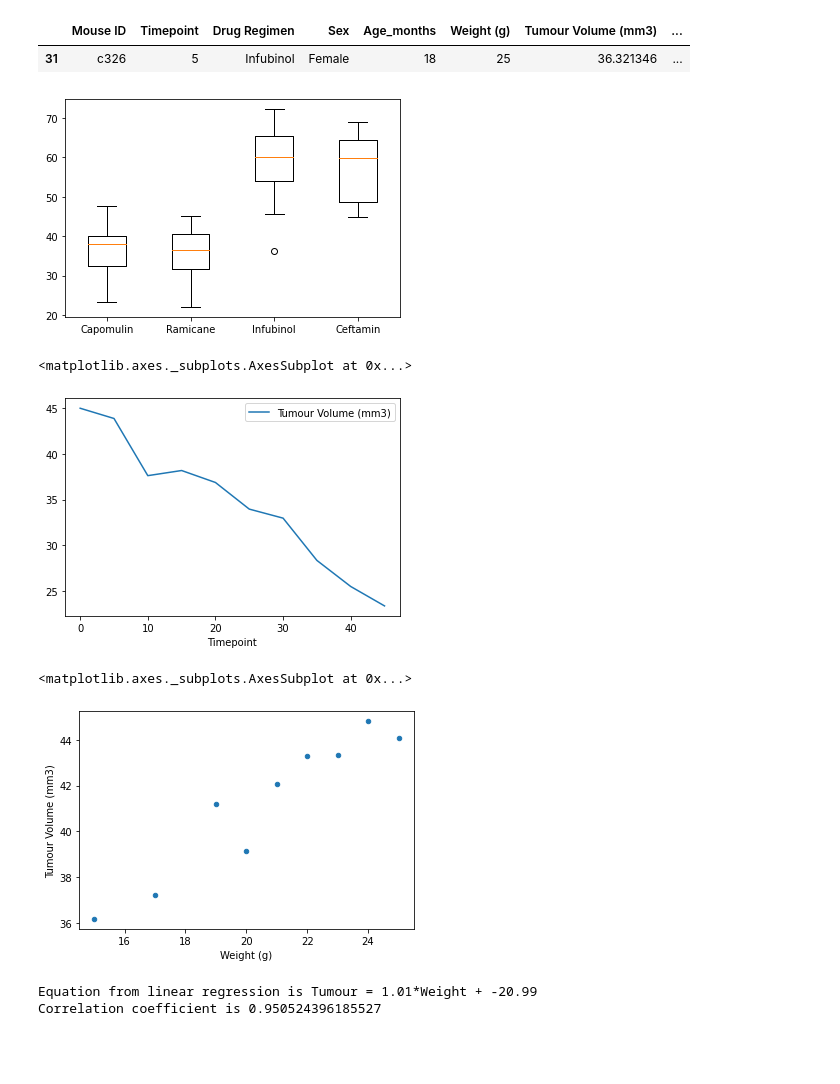
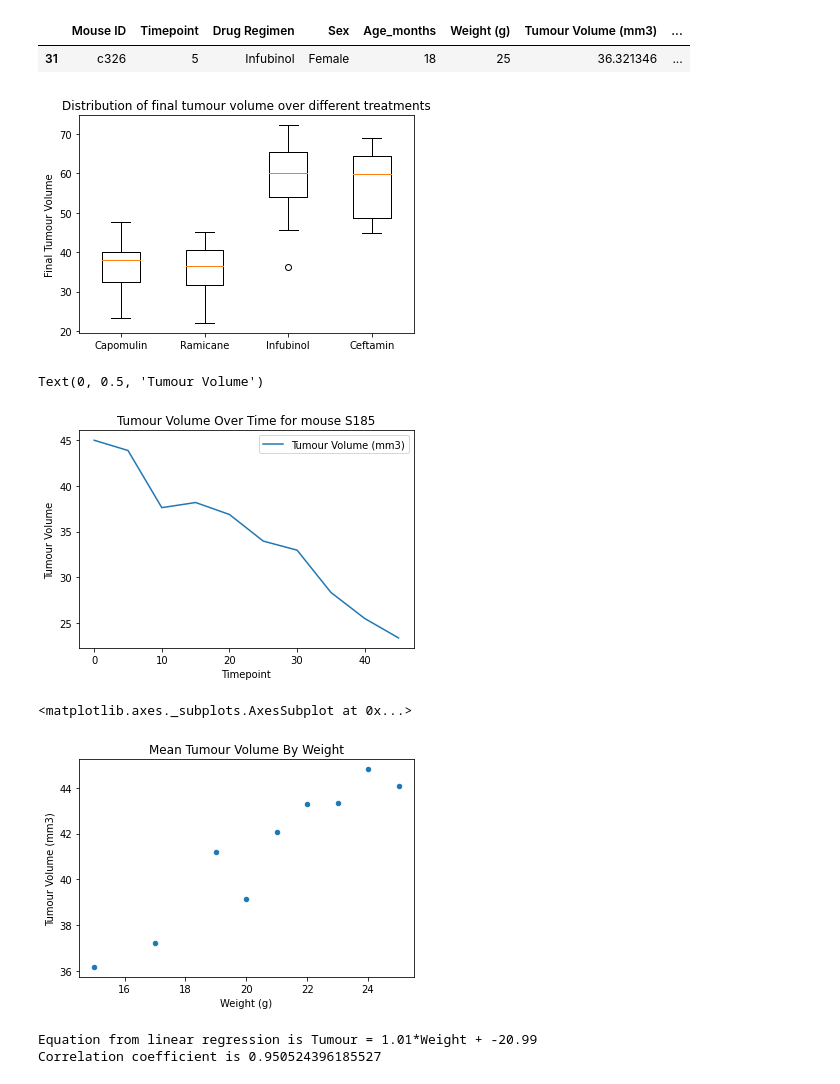
Before and after one commit to DrEvilcat/matplotlib-challenge, a Jupyter notebook: Pymaceuticals/Pymaceuticals.ipynb, the cells around one changed output. Drawn from its saved outputs; the diff is of its cells as text; code cells hidden in the pictures; blank space fills up the shorter version.

Commit message:
Improved chart formatting

```diff
--- a/Pymaceuticals/Pymaceuticals.ipynb
+++ b/Pymaceuticals/Pymaceuticals.ipynb
@@ -192,31 +198,38 @@ outliers_df
 | 31 | c326 | 5 | Infubinol | Female | 18 | 25 | 36.321346 | ... |
 # %%
 # Generate a box plot of the final tumour volume of each mouse across four regimens of interest
+fig = plt.figure()
+ax = fig.add_subplot(111)
+a = ax.boxplot(tvol,labels = treatments)
 
-plot = plt.boxplot(tvol,
-                  labels = treatments)
+ax.set_ylabel("Final Tumour Volume")
+ax.set_title("Distribution of final tumour volume over different treatments")
+plt.show()
 # %% [output]
-[figure, old version]
+[figure, new version]
 # %%
 # Generate a line plot of tumour volume vs. time point for a mouse treated with Capomulin
 
 #Taking mouse ID = s185
 single_mouse_df = df.loc[df["Mouse ID"] == "s185"]
-single_mouse_df.plot.line(x = "Timepoint", y = "Tumour Volume (mm3)")
+ax = single_mouse_df.plot.line(x = "Timepoint", y = "Tumour Volume (mm3)",
+                         title = "Tumour Volume Over Time for mouse S185")
+ax.set_ylabel("Tumour Volume")
 # %% [output]
-<matplotlib.axes._subplots.AxesSubplot at 0x...>
+Text(0, 0.5, 'Tumour Volume')
-[figure, old version]
+[figure, new version]
 # %%
 # Generate a scatter plot of average tumour volume vs. mouse weight for the Capomulin regimen
 scatter_df = df.loc[df["Drug Regimen"] == "Capomulin"]
 grp = scatter_df.groupby("Weight (g)")
 average_vol = pd.DataFrame()
 average_vol["Tumour Volume (mm3)"] = grp["Tumour Volume (mm3)"].mean()
 average_vol["Weight (g)"] = grp["Tumour Volume (mm3)"].mean().index
-average_vol.plot.scatter(x = "Weight (g)", y = "Tumour Volume (mm3)")
+average_vol.plot.scatter(x = "Weight (g)", y = "Tumour Volume (mm3)",
+                        title = "Mean Tumour Volume By Weight")
 # %% [output]
 <matplotlib.axes._subplots.AxesSubplot at 0x...>
-[figure, old version]
+[figure, new version]
 # %%
 # Calculate the correlation coefficient and linear regression model
 # for mouse weight and average tumour volume for the Capomulin regimen
```
Also changed, not shown: parts of 2 cells of this notebook.
